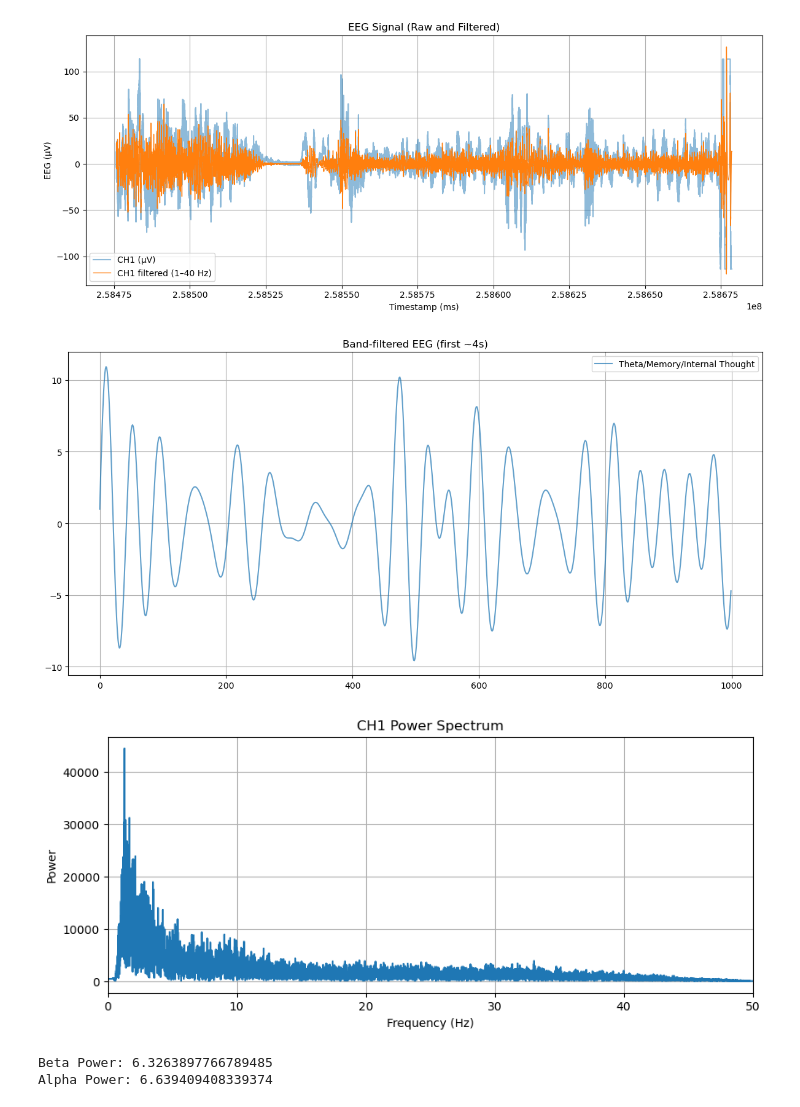
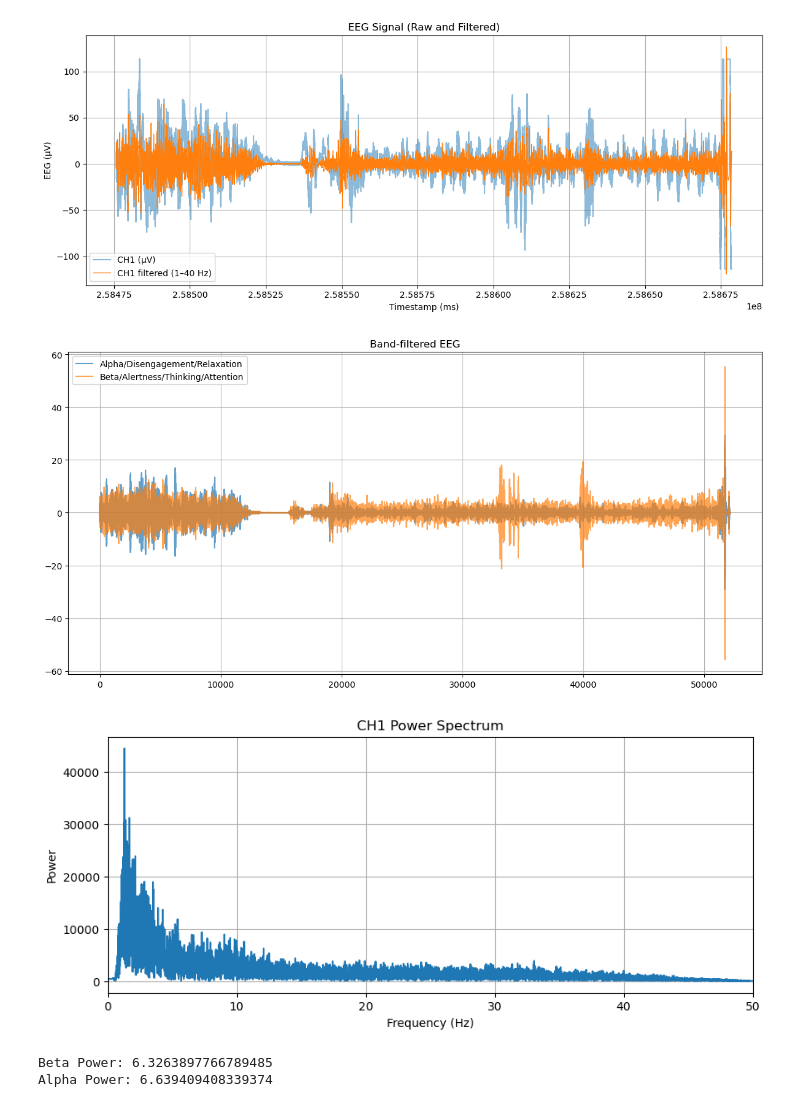
Before and after one commit to michaloblastni/local-neural-monitoring, a Jupyter notebook: EEG_data_analysis.ipynb, the cells around one changed output. Drawn from its saved outputs; the diff is of its cells as text; code cells hidden in the pictures.

```diff
--- a/EEG_data_analysis.ipynb
+++ b/EEG_data_analysis.ipynb
@@ -88,47 +88,48 @@ df["alpha"] = bandpass(df["ch1_uv"], 8, 12, fs)
 df["beta"]  = bandpass(df["ch1_uv"], 13, 30, fs)
 df["gamma"] = bandpass(df["ch1_uv"], 30, 50, fs)
 
-# Optional: preview band-filtered waveforms
+# Optional: view band-filtered waveforms
+# When listening to something, alpha should go down, beta should go up
 plt.figure(figsize=(12, 6))
-#plt.plot(df["alpha"][:1000], label="Alpha/Disengagement/Relaxation", alpha=0.7)
-#plt.plot(df["beta"][:1000], label="Beta/Alertness/Thinking/Attention", alpha=0.7)
-#plt.plot(df["delta"][:1000], label="Delta/Eye Movement/Drowsiness", alpha=0.7)
-#plt.plot(df["theta"][:1000], label="Theta/Memory/Internal Thought", alpha=0.7)
-plt.plot(df["gamma"][:1000], label="Gamma/Sensory Binding/Speech", alpha=0.7)
+plt.plot(df["alpha"], label="Alpha/Disengagement/Relaxation", alpha=0.7)
+plt.plot(df["beta"], label="Beta/Alertness/Thinking/Attention", alpha=0.7)
+#plt.plot(df["delta"], label="Delta/Eye Movement/Drowsiness", alpha=0.7)
+#plt.plot(df["theta"], label="Theta/Memory/Internal Thought", alpha=0.7)
+#plt.plot(df["gamma"], label="Gamma/Sensory Binding/Speech", alpha=0.7)
 plt.legend()
-plt.title("Band-filtered EEG (first ~4s)")
+plt.title("Band-filtered EEG")
 plt.grid(True)
 plt.tight_layout()
 plt.show()
 
 # ------------------ FFT Plot ------------------
 plot_fft(df["ch1_clean"], fs, "CH1 Power Spectrum")
 plt.show()
 
 # ------------------ Band Power Summary ------------------
 def bandpower(signal, fs, band, window_sec=1):
     band = np.asarray(band)
     nperseg = int(window_sec * fs)
     freqs, psd = welch(signal, fs, nperseg=nperseg)
     idx_band = np.logical_and(freqs >= band[0], freqs <= band[1])
     return np.trapz(psd[idx_band], freqs[idx_band])
 
 print("Beta Power:", bandpower(df["ch1_clean"], fs, [13, 30]))
 print("Alpha Power:", bandpower(df["ch1_clean"], fs, [8, 12]))
 
 # ------------------ Band Power Over Time Plot ------------------
 plt.figure(figsize=(12, 5))
 plot_band_power_over_time(df["ch1_clean"], fs, [8, 12], "Alpha / Relaxation / Disengagement", "green")
 plot_band_power_over_time(df["ch1_clean"], fs, [13, 30], "Beta / Alertness / Thinking / Attention", "red")
 plot_band_power_over_time(df["ch1_clean"], fs, [4, 7], "Theta / Memory / Internal Thought", "blue")
 plot_band_power_over_time(df["ch1_clean"], fs, [30, 50], "Gamma / Sensory Binding / Speech", "purple")
 plot_band_power_over_time(df["ch1_clean"], fs, [0.5, 2], "Delta / Eye Movement / Drowsiness", "orange")
 plt.legend()
 plt.tight_layout()
 plt.show()
 # %% [output]
 [figure]
-[figure, old version]
+[figure, new version]
 [figure]
 Beta Power: 6.3263897766789485
 Alpha Power: 6.639409408339374
```
